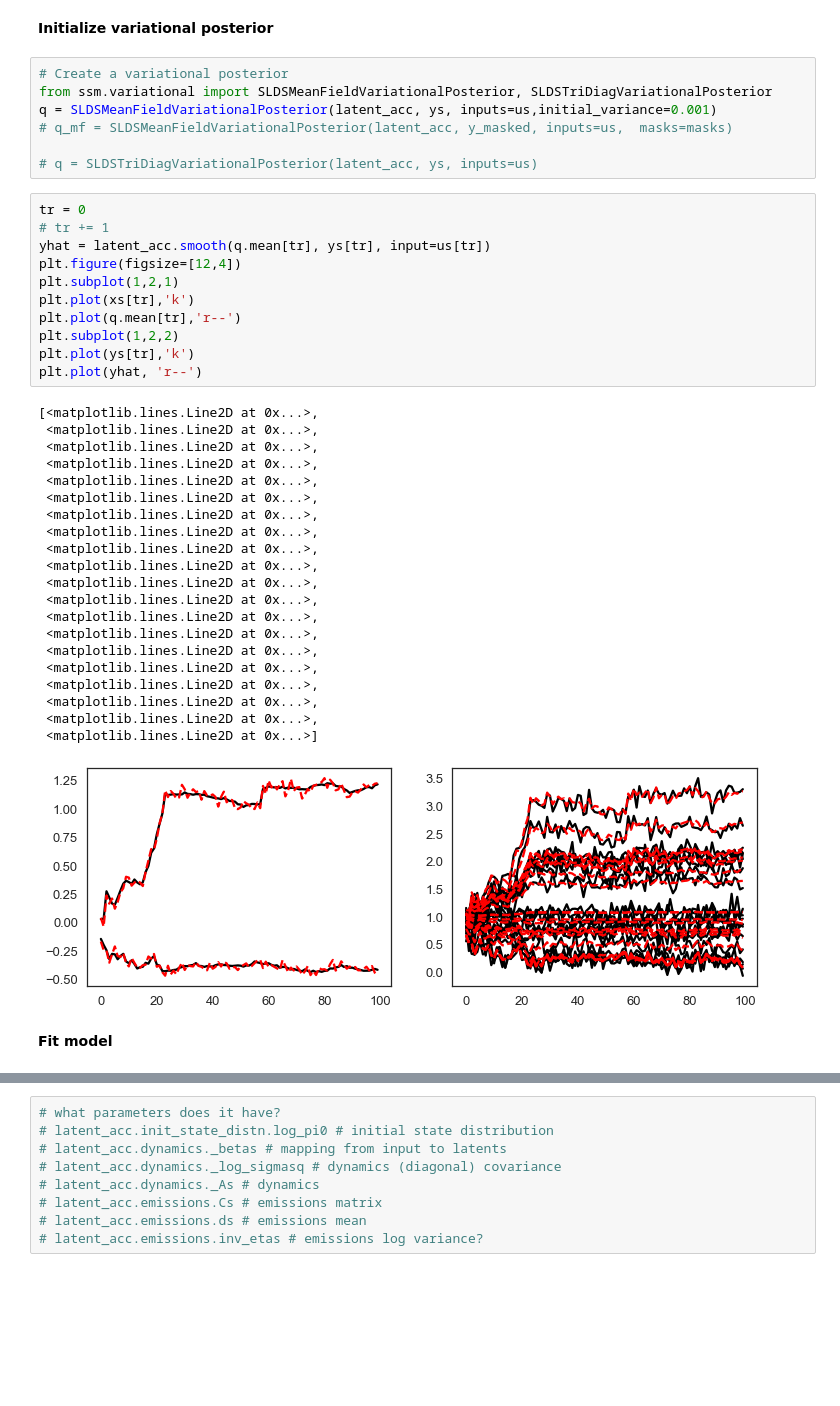
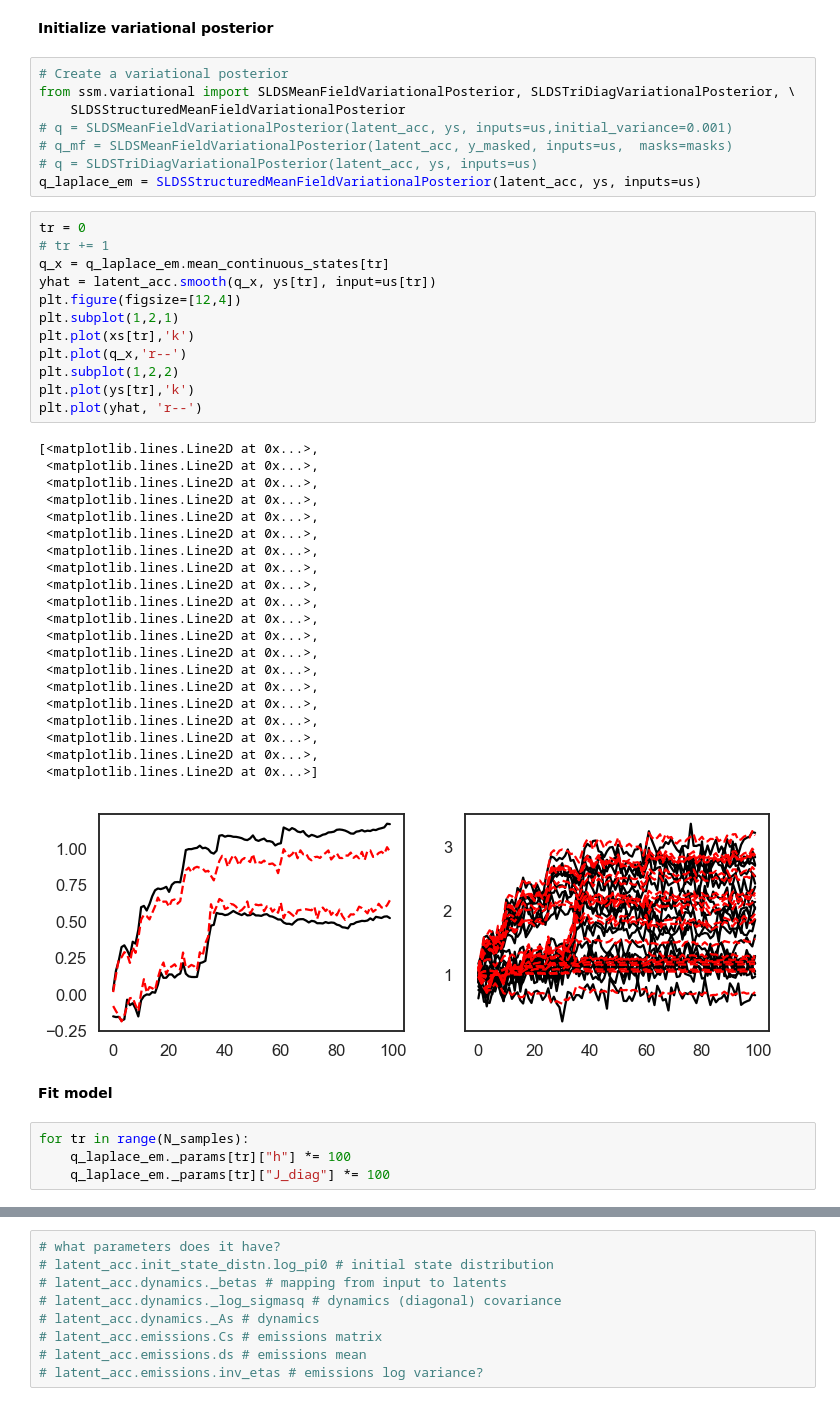
Before and after one commit to davidzoltowski/ssmdm, a Jupyter notebook: notebooks/Fit_2D_Accumulator_With_Observations.ipynb, the cells around one changed output, grey strips where cells are left out. Saved outputs shown, nothing was run; the diff lists cells and outputs as text; blank space fills up the shorter version.

```diff
--- a/notebooks/Fit_2D_Accumulator_With_Observations.ipynb
+++ b/notebooks/Fit_2D_Accumulator_With_Observations.ipynb
@@ -414,44 +451,50 @@ plt.xticks([0.5, 2.5], ["$C_{\\mathrm{true}}$", "$C_{\\mathrm{FA+Init}}$"])
 **Initialize variational posterior**
 # %%
 # Create a variational posterior
-from ssm.variational import SLDSMeanFieldVariationalPosterior, SLDSTriDiagVariationalPosterior
-q = SLDSMeanFieldVariationalPosterior(latent_acc, ys, inputs=us,initial_variance=0.001)
+from ssm.variational import SLDSMeanFieldVariationalPosterior, SLDSTriDiagVariationalPosterior, \
+    SLDSStructuredMeanFieldVariationalPosterior
+# q = SLDSMeanFieldVariationalPosterior(latent_acc, ys, inputs=us,initial_variance=0.001)
 # q_mf = SLDSMeanFieldVariationalPosterior(latent_acc, y_masked, inputs=us,  masks=masks)
-
 # q = SLDSTriDiagVariationalPosterior(latent_acc, ys, inputs=us)
+q_laplace_em = SLDSStructuredMeanFieldVariationalPosterior(latent_acc, ys, inputs=us)
 # %%
 tr = 0
 # tr += 1
-yhat = latent_acc.smooth(q.mean[tr], ys[tr], input=us[tr])
+q_x = q_laplace_em.mean_continuous_states[tr]
+yhat = latent_acc.smooth(q_x, ys[tr], input=us[tr])
 plt.figure(figsize=[12,4])
 plt.subplot(1,2,1)
 plt.plot(xs[tr],'k')
-plt.plot(q.mean[tr],'r--')
+plt.plot(q_x,'r--')
 plt.subplot(1,2,2)
 plt.plot(ys[tr],'k')
 plt.plot(yhat, 'r--')
 # %% [output]
 [<matplotlib.lines.Line2D at 0x...>,
  <matplotlib.lines.Line2D at 0x...>,
  <matplotlib.lines.Line2D at 0x...>,
  <matplotlib.lines.Line2D at 0x...>,
  <matplotlib.lines.Line2D at 0x...>,
  <matplotlib.lines.Line2D at 0x...>,
  <matplotlib.lines.Line2D at 0x...>,
  <matplotlib.lines.Line2D at 0x...>,
  <matplotlib.lines.Line2D at 0x...>,
  <matplotlib.lines.Line2D at 0x...>,
  <matplotlib.lines.Line2D at 0x...>,
  <matplotlib.lines.Line2D at 0x...>,
  <matplotlib.lines.Line2D at 0x...>,
  <matplotlib.lines.Line2D at 0x...>,
  <matplotlib.lines.Line2D at 0x...>,
  <matplotlib.lines.Line2D at 0x...>,
  <matplotlib.lines.Line2D at 0x...>,
  <matplotlib.lines.Line2D at 0x...>,
  <matplotlib.lines.Line2D at 0x...>,
  <matplotlib.lines.Line2D at 0x...>]
-[figure, old version]
+[figure, new version]
 # %% [markdown]
 **Fit model**
+# %%
+for tr in range(N_samples):
+    q_laplace_em._params[tr]["h"] *= 100
+    q_laplace_em._params[tr]["J_diag"] *= 100
 # %%
```
Also changed, not shown: parts of 18 cells of this notebook, 4 other files.
